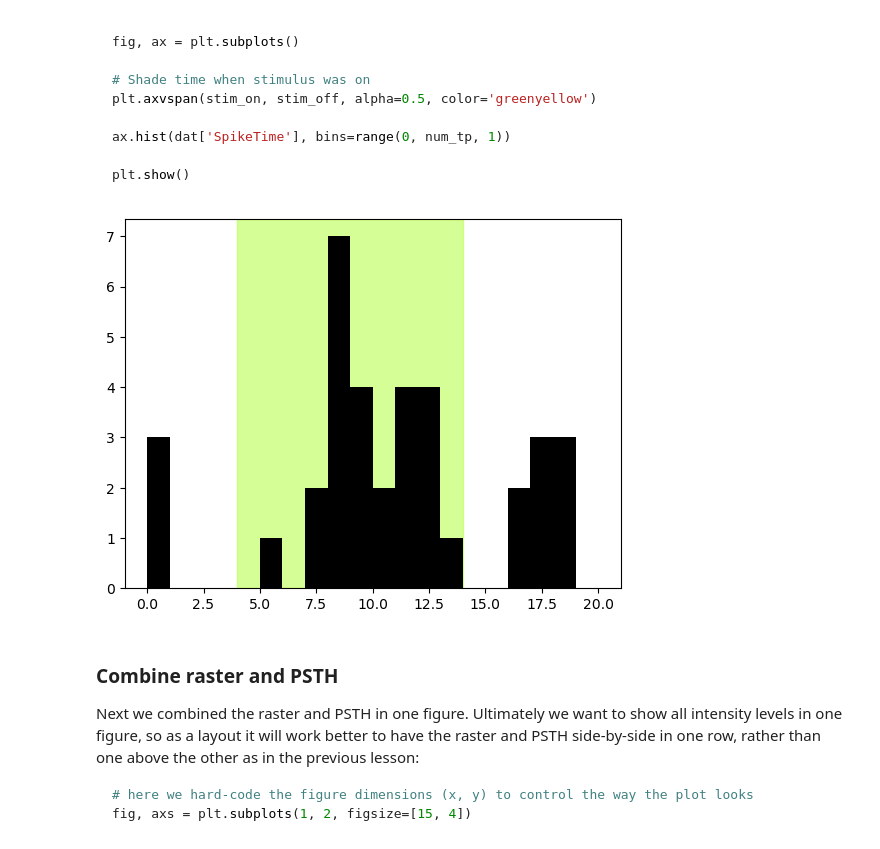
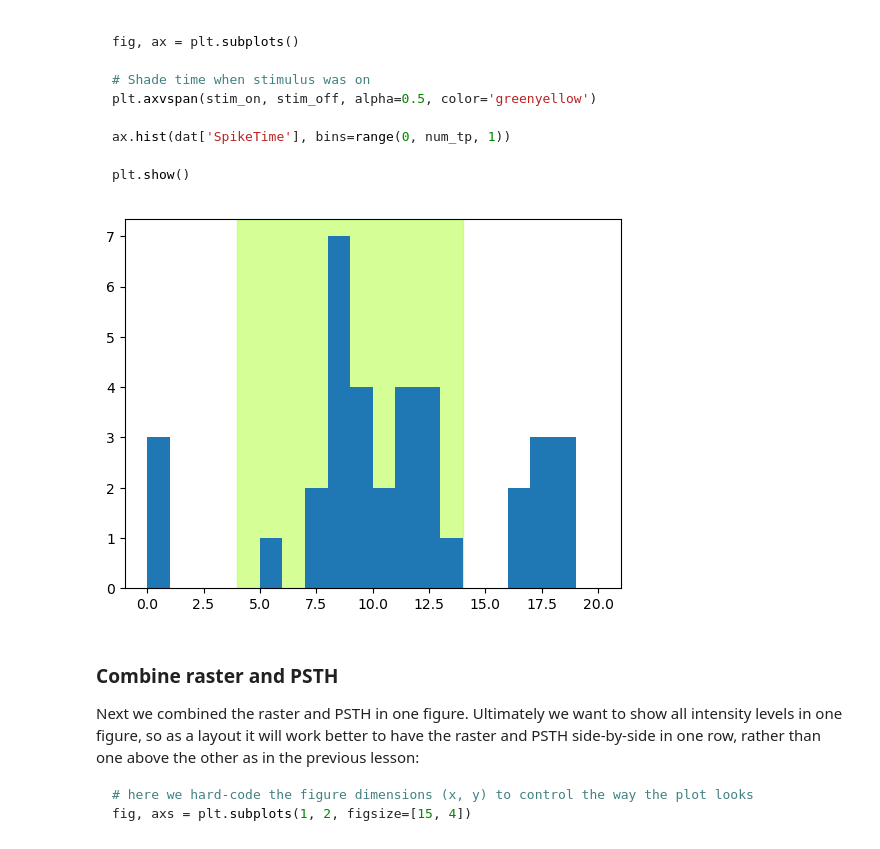
Before and after one commit to stochastic-bean/Wrangling-Spike-Trains, a Jupyter notebook: 2 - ten_intensities.ipynb, the cells around one changed output. Saved outputs shown, nothing was run; the diff lists cells and outputs as text; code cells hidden in the pictures.

Commit message:
feat: Updated spike data visualization functionality

```diff
--- a/2 - ten_intensities.ipynb
+++ b/2 - ten_intensities.ipynb
@@ -202,13 +203,13 @@ plt.show()
 # %%
 fig, ax = plt.subplots()
 
 plt.axvspan(stim_on, stim_off, alpha=0.5, color='greenyellow')
 
-ax.hist(dat['SpikeTime'], bins=range(0, num_tp, 1), color='black')
+ax.hist(dat['SpikeTime'], bins=range(0, num_tp, 1))
 
 plt.show()
 # %% [output]
-[figure, old version]
+[figure, new version]
 # %% [markdown]
 ### Combine raster and PSTH
 
```
Also changed, not shown: parts of 8 cells of this notebook.
